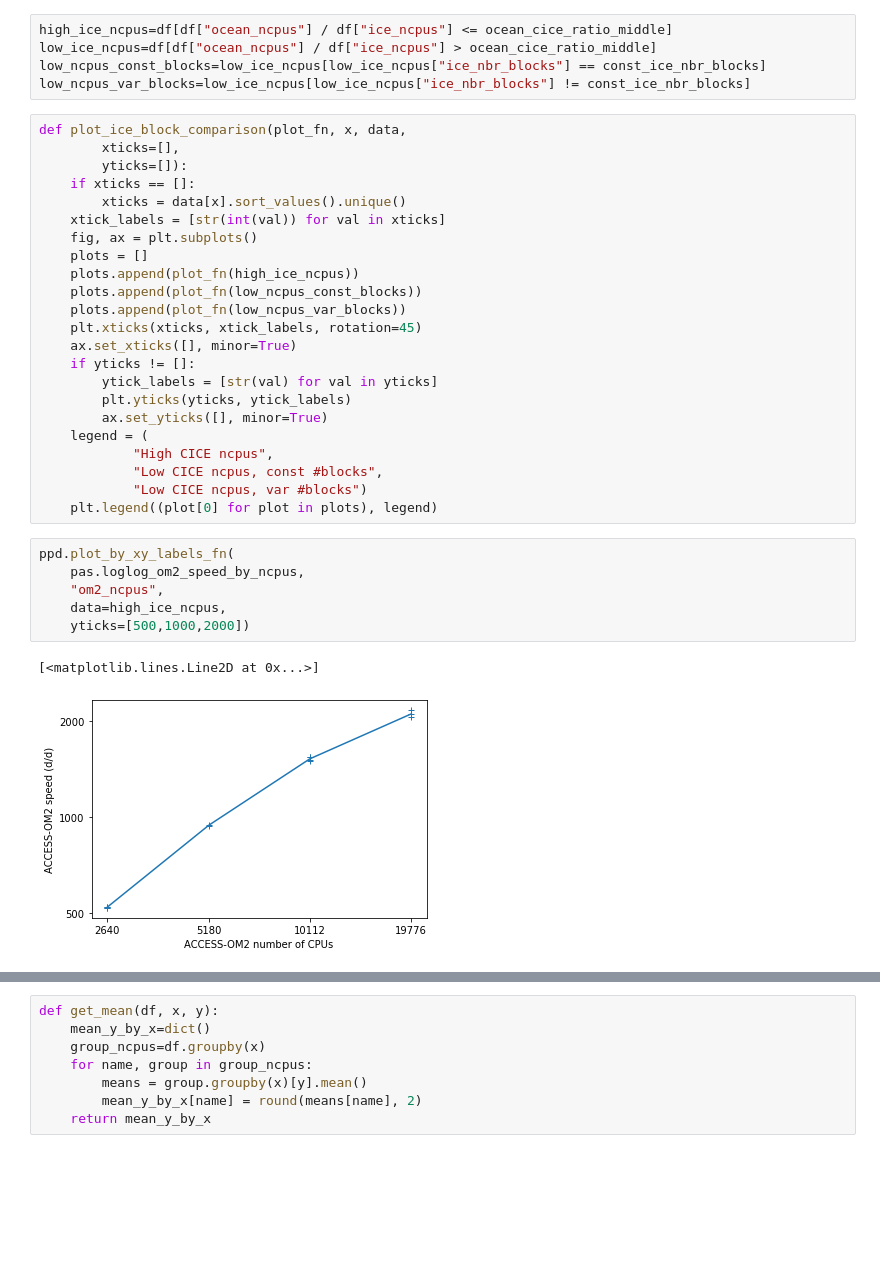
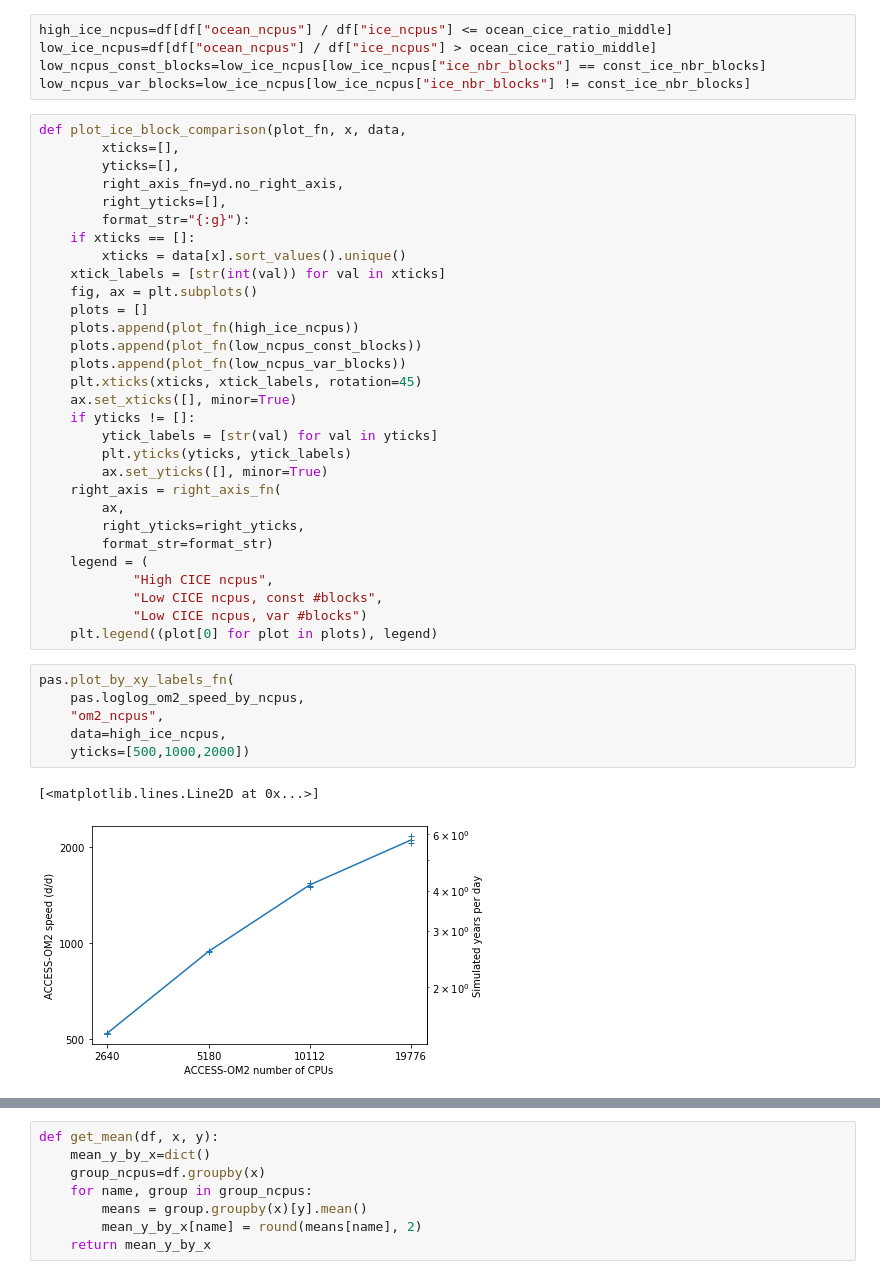
Before and after one commit to penguian/performance-analysis, a Jupyter notebook: plot_access_om2_scaling.ipynb, the cells around one changed output, grey strips where cells are left out. Saved outputs shown, nothing was run; the diff lists cells and outputs as text; blank space fills up the shorter version.

Commit message:
Plot with a secondary axis on the right showing years per day

```diff
--- a/plot_access_om2_scaling.ipynb
+++ b/plot_access_om2_scaling.ipynb
@@ -17,7 +18,10 @@ low_ncpus_var_blocks=low_ice_ncpus[low_ice_ncpus["ice_nbr_blocks"] != const_ice_
 # %%
 def plot_ice_block_comparison(plot_fn, x, data,
         xticks=[],
-        yticks=[]):
+        yticks=[],
+        right_axis_fn=yd.no_right_axis,
+        right_yticks=[],
+        format_str="{:g}"):
     if xticks == []:
         xticks = data[x].sort_values().unique()
     xtick_labels = [str(int(val)) for val in xticks]
@@ -32,18 +36,22 @@ def plot_ice_block_comparison(plot_fn, x, data,
         ytick_labels = [str(val) for val in yticks]
         plt.yticks(yticks, ytick_labels)
         ax.set_yticks([], minor=True)
+    right_axis = right_axis_fn(
+        ax,
+        right_yticks=right_yticks,
+        format_str=format_str)
     legend = (
             "High CICE ncpus",
             "Low CICE ncpus, const #blocks",
             "Low CICE ncpus, var #blocks")
     plt.legend((plot[0] for plot in plots), legend)
 # %%
-ppd.plot_by_xy_labels_fn(
+pas.plot_by_xy_labels_fn(
     pas.loglog_om2_speed_by_ncpus,
     "om2_ncpus",
     data=high_ice_ncpus,
     yticks=[500,1000,2000])
 # %% [output]
 [<matplotlib.lines.Line2D at 0x...>]
-[figure, old version]
+[figure, new version]
 # %%
```
Also changed, not shown: parts of 17 cells of this notebook, 5 other files.
